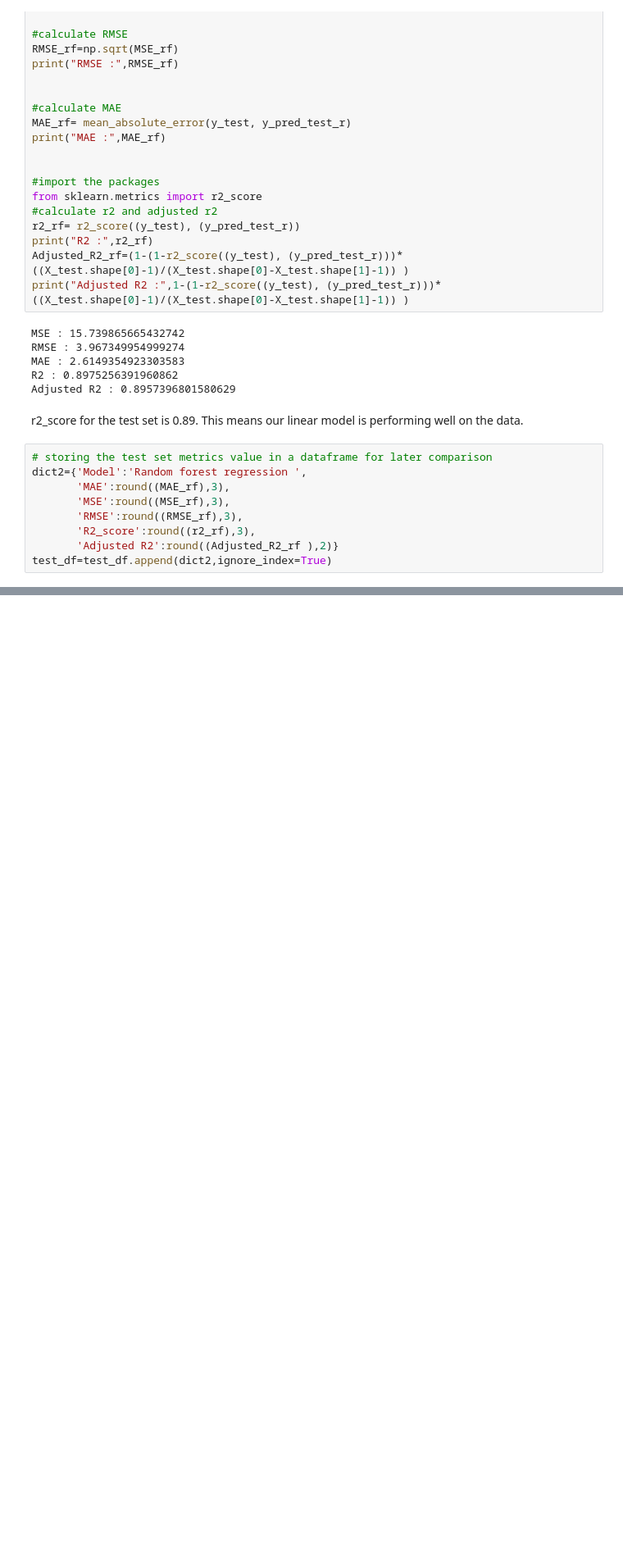
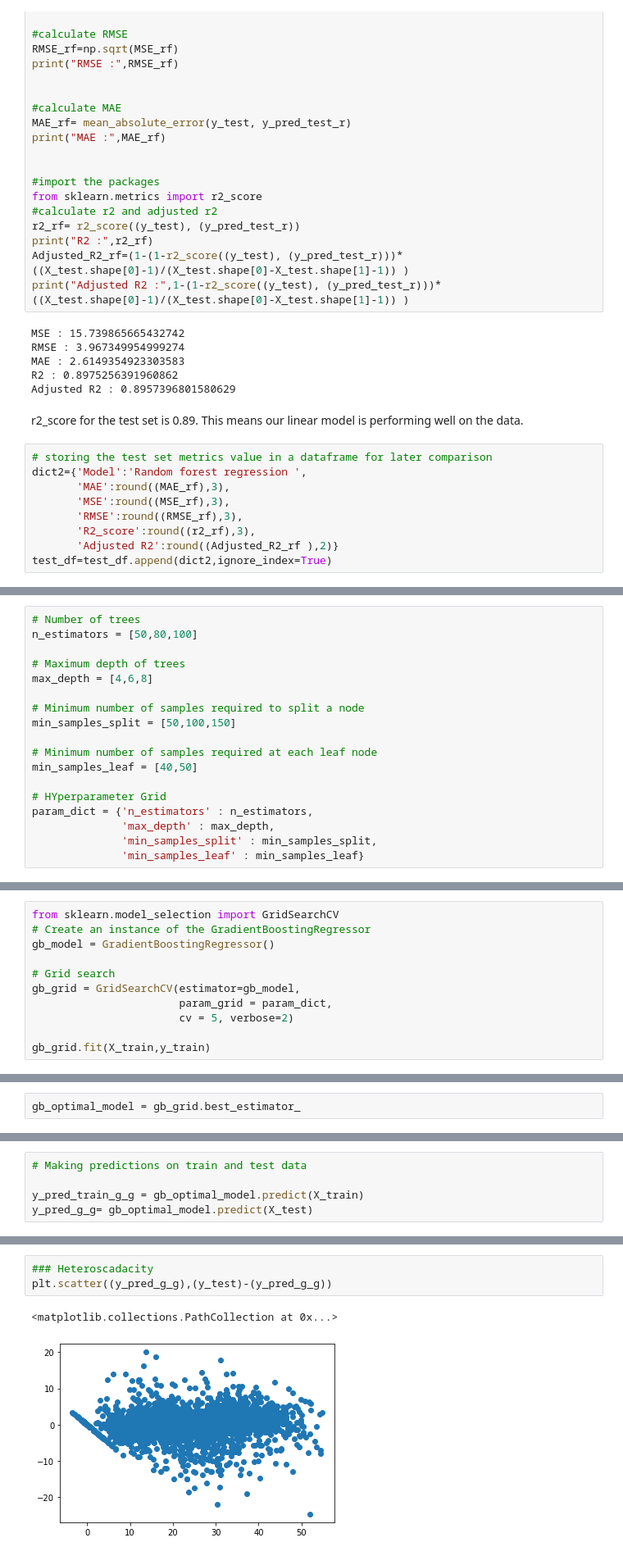
Before and after one commit to SampannaMishra/Bike-Sharing-Demand-Prediction, a Jupyter notebook: Bike_Sharing_Demand_Prediction_Capstone_Project.ipynb, the cells around one changed output, grey strips where cells are left out. Shown at 82% size. Saved outputs shown, nothing was run; the diff lists cells and outputs as text; blank space fills up the shorter version.

```diff
--- a/Bike_Sharing_Demand_Prediction_Capstone_Project.ipynb
+++ b/Bike_Sharing_Demand_Prediction_Capstone_Project.ipynb
@@ -1136,0 +1266,18 @@ test_df=test_df.append(dict2,ignore_index=True)
+# %%
+# Number of trees
+n_estimators = [50,80,100]
+
+# Maximum depth of trees
+max_depth = [4,6,8]
+
+# Minimum number of samples required to split a node
+min_samples_split = [50,100,150]
+
+# Minimum number of samples required at each leaf node
+min_samples_leaf = [40,50]
+
+# HYperparameter Grid
+param_dict = {'n_estimators' : n_estimators,
+              'max_depth' : max_depth,
+              'min_samples_split' : min_samples_split,
+              'min_samples_leaf' : min_samples_leaf}
@@ -1136,0 +1293,11 @@ test_df=test_df.append(dict2,ignore_index=True)
+# %%
+from sklearn.model_selection import GridSearchCV
+# Create an instance of the GradientBoostingRegressor
+gb_model = GradientBoostingRegressor()
+
+# Grid search
+gb_grid = GridSearchCV(estimator=gb_model,
+                       param_grid = param_dict,
+                       cv = 5, verbose=2)
+
+gb_grid.fit(X_train,y_train)
@@ -1136,0 +1332,2 @@ test_df=test_df.append(dict2,ignore_index=True)
+# %%
+gb_optimal_model = gb_grid.best_estimator_
@@ -1136,0 +1346,5 @@ test_df=test_df.append(dict2,ignore_index=True)
+# %%
+# Making predictions on train and test data
+
+y_pred_train_g_g = gb_optimal_model.predict(X_train)
+y_pred_g_g= gb_optimal_model.predict(X_test)
@@ -1136,0 +1421,6 @@ test_df=test_df.append(dict2,ignore_index=True)
+# %%
+### Heteroscadacity
+plt.scatter((y_pred_g_g),(y_test)-(y_pred_g_g))
+# %% [output]
+<matplotlib.collections.PathCollection at 0x...>
+[figure, added]
```
Also changed, not shown: parts of 38 cells of this notebook.
